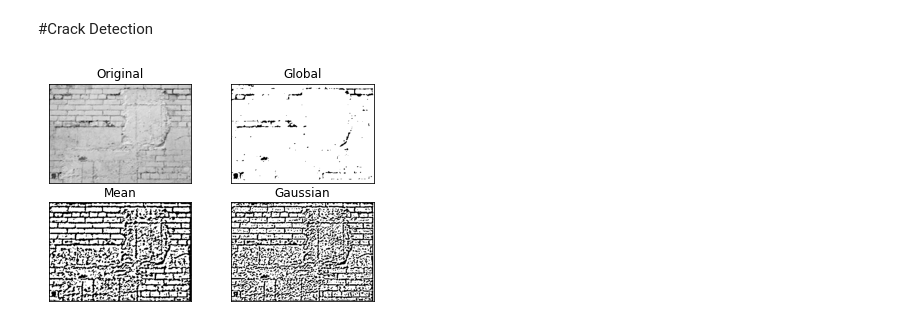
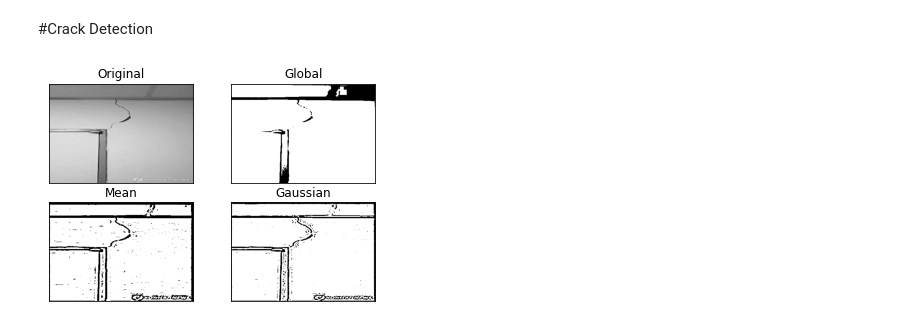
Before and after one commit to byein/Crack_Detection, a Jupyter notebook: crack_detection.ipynb, the cells around one changed output. Drawn from its saved outputs; the diff is of its cells as text; code cells hidden in the pictures.

```diff
--- a/crack_detection.ipynb
+++ b/crack_detection.ipynb
@@ -75,30 +12,26 @@ plt.show()
 #Crack Detection
 # %%
 import cv2
-import numpy as np
 from matplotlib import pyplot as plt
 
-img = cv2.imread('test6.PNG',0)
-# img = cv2.medianBlur(img,5)
+img = cv2.imread('test3.PNG',0)
 
 ret, th1 = cv2.threshold(img,127,255,cv2.THRESH_BINARY)
-
-
 
 th2 = cv2.adaptiveThreshold(img,255,cv2.ADAPTIVE_THRESH_MEAN_C,\
 cv2.THRESH_BINARY,15,2)
 th3 = cv2.adaptiveThreshold(img,255,cv2.ADAPTIVE_THRESH_GAUSSIAN_C,\
 cv2.THRESH_BINARY,15,2)
 
 titles = ['Original','Global','Mean','Gaussian']
-
 images = [img,th1,th2,th3]
 
 for i in range(4):
-	plt.subplot(2,2,i+1),plt.imshow(images[i],'gray')
-	plt.title(titles[i])
-	plt.xticks([]),plt.yticks([])
+  cv2.imwrite('output'+str(i)+'.jpg', images[i])
+  plt.subplot(2,2,i+1),plt.imshow(images[i],'gray')
+  plt.title(titles[i])
+  plt.xticks([]),plt.yticks([])
 
 plt.show()
 # %% [output]
-[figure, old version]
+[figure, new version]
```
Also changed, not shown: parts of 10 cells of this notebook.
